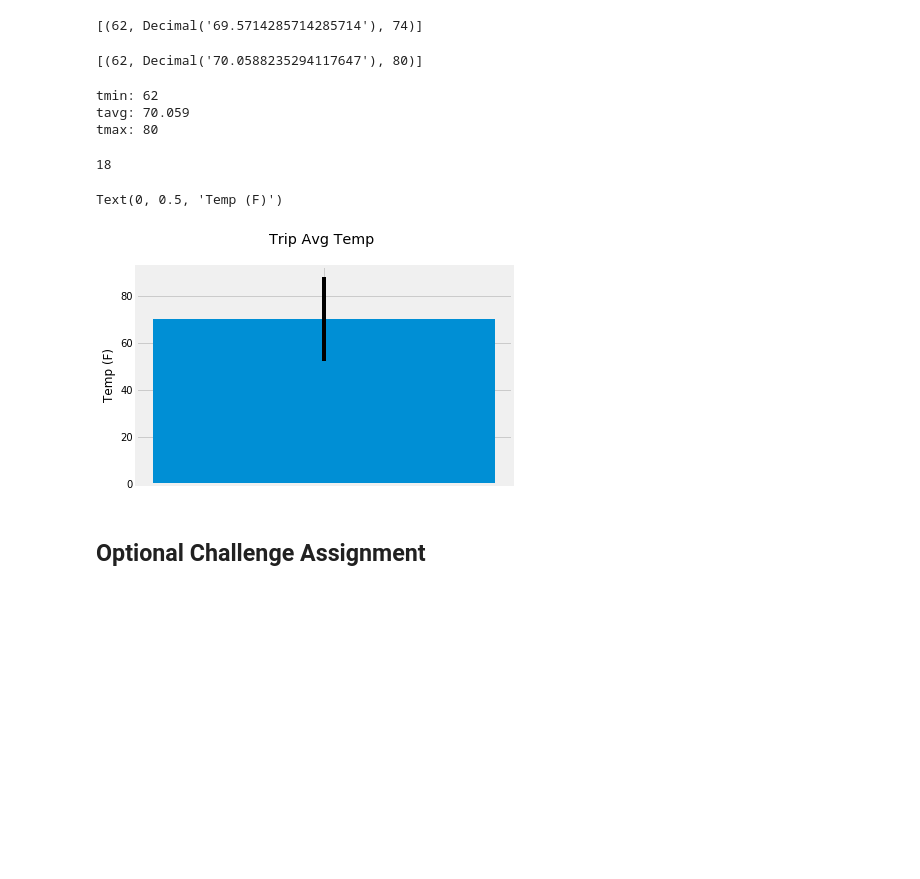
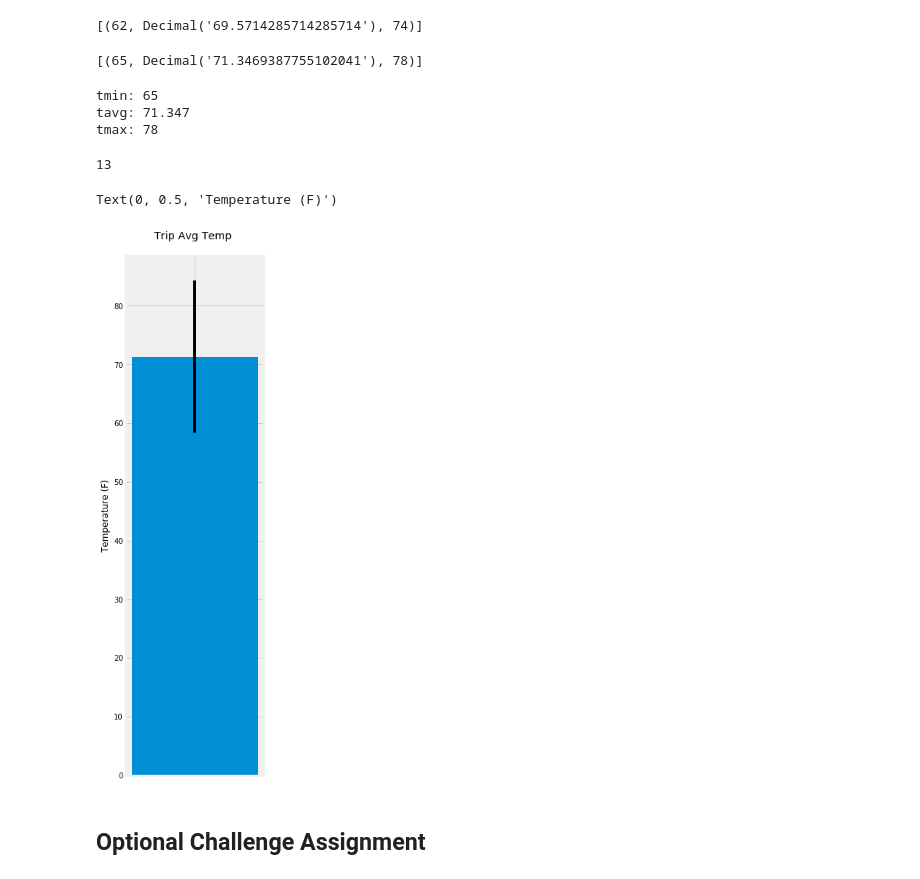
Before and after one commit to alvinochieng/sqlalchemy-challenge, a Jupyter notebook: climate_starter.ipynb, the cells around one changed output. Saved outputs shown, nothing was run; the diff lists cells and outputs as text; code cells hidden in the pictures; blank space fills up the shorter version.

```diff
--- a/climate_starter.ipynb
+++ b/climate_starter.ipynb
@@ -260,10 +260,16 @@ print(calc_temps('2012-02-28', '2012-03-05'))
 # Use your previous function `calc_temps` to calculate the tmin, tavg, and tmax
 # for your trip using the previous year's data for those same dates.
 
-trip_data = calc_temps('2016-02-27', '2016-03-05')
+start_date = '2016-02-27'
+prev_start_date = '2015-02-27'
+
+end_date = '2016-03-05'
+prev_end_date = '2015-03-05'
+
+trip_data = calc_temps(prev_start_date, prev_end_date)
 trip_data
 # %% [output]
-[(62, Decimal('70.0588235294117647'), 80)]
+[(65, Decimal('71.3469387755102041'), 78)]
 # %%
 # Breaking them down individually
 
@@ -275,9 +281,9 @@ print(f"tmin: {low_t}")
 print(f"tavg: {round(avg_t,3)}")
 print(f"tmax: {high_t}")
 # %% [output]
-tmin: 62
-tavg: 70.059
-tmax: 80
+tmin: 65
+tavg: 71.347
+tmax: 78
 # %%
 # Plot the results from your previous query as a bar chart.
 # Use "Trip Avg Temp" as your Title
@@ -287,16 +293,17 @@ tmax: 80
 peak_to_peak = (high_t - low_t)
 peak_to_peak
 # %% [output]
-18
+13
 # %%
 x_axis = np.arange(len(trip_data))
 
-plt.bar('' ,avg_t, yerr=peak_to_peak)
+fig, ax = plt.subplots(figsize = (3,13))
+plt.bar("",avg_t, yerr=peak_to_peak)
 plt.title("Trip Avg Temp \n ")
-plt.ylabel("Temp (F)")
+plt.ylabel("Temperature (F)")
 # %% [output]
-Text(0, 0.5, 'Temp (F)')
+Text(0, 0.5, 'Temperature (F)')
-[figure, old version]
+[figure, new version]
 # %%
 # Calculate the total amount of rainfall per weather station for your trip dates using the previous year's matching dates.
 # Sort this in descending order by precipitation amount and list the station, name, latitude, longitude, and elevation
```
Also changed, not shown: parts of 1 cell of this notebook.
